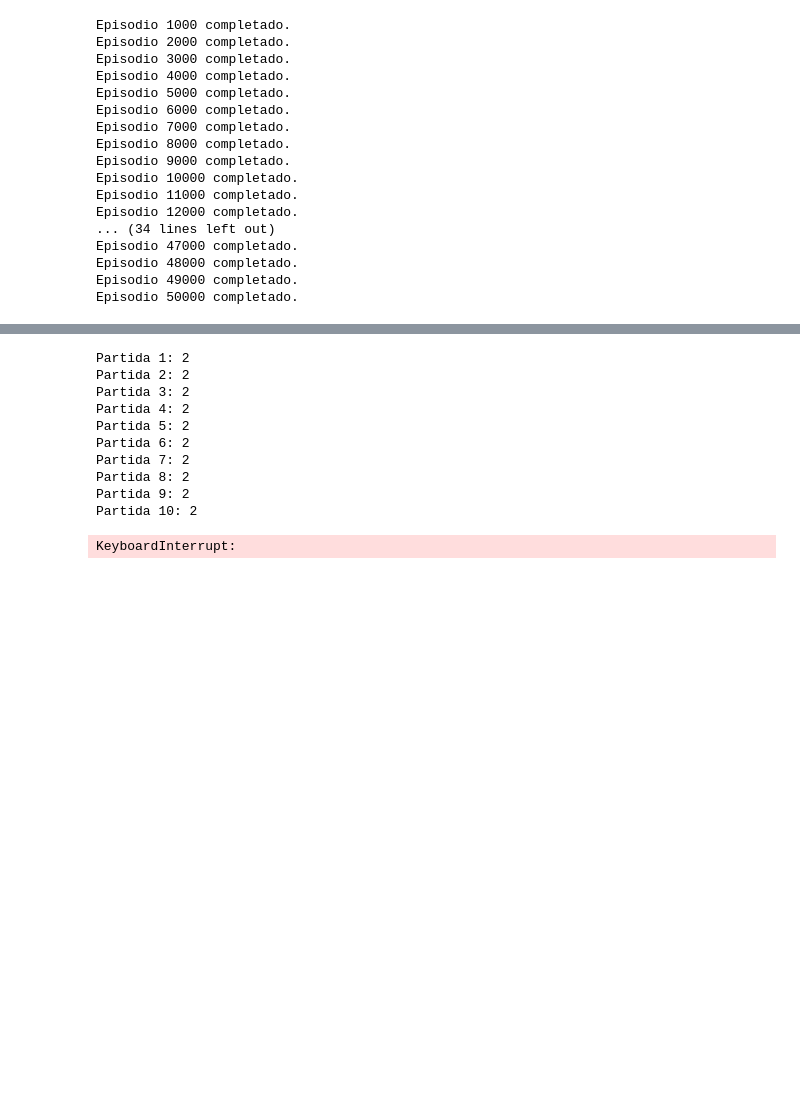
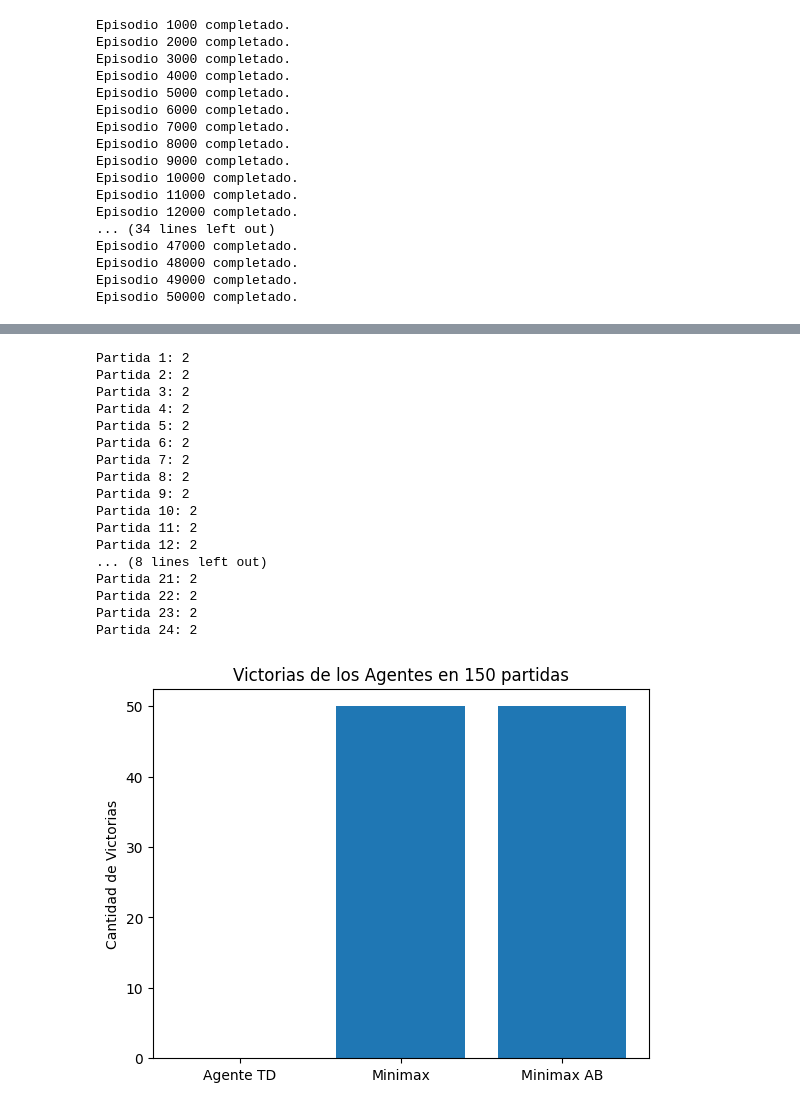
Before and after one commit to angelargd8/LAB7-IA, a Jupyter notebook: main.ipynb, the cells around one changed output, grey strips where cells are left out. Cells and saved outputs as stored; diff of their text form; code cells hidden in the pictures; blank space fills up the shorter version.

```diff
--- a/main.ipynb
+++ b/main.ipynb
@@ -542,10 +580,6 @@ jugar_contra_td(agente_td)
 🎉 ¡Has ganado!
 # %%
-
-
-
 # Esto es IA vs IA (NO EJECUTAR)
-
 
 
 
@@ -555,13 +589,13 @@ agente_minimax = AgenteIA(profundidad=4, poda_alpha_beta=False)
 agente_minimax_ab = AgenteIA(profundidad=4, poda_alpha_beta=True)
 
 # TD vs Minimax
-# res_td_vs_min = simular_enfrentamientos(agente, agente_minimax)
+res_td_vs_min = simular_enfrentamientos(agente_td, agente_minimax)
 
 # TD vs Minimax con poda
 res_td_vs_ab = simular_enfrentamientos(agente_td, agente_minimax_ab)
 
 # Minimax vs Minimax con poda
-# res_min_vs_ab = simular_enfrentamientos(agente_minimax, agente_minimax_ab)
+res_min_vs_ab = simular_enfrentamientos(agente_minimax, agente_minimax_ab)
 # %% [output]
 Partida 1: 2
 Partida 2: 2
@@ -573,23 +607,31 @@ Partida 7: 2
 Partida 8: 2
 Partida 9: 2
 Partida 10: 2
+Partida 11: 2
+Partida 12: 2
+... (8 lines left out)
+Partida 21: 2
+Partida 22: 2
+Partida 23: 2
+Partida 24: 2
-KeyboardInterrupt:
 # %%
 
 labels = ['Agente TD', 'Minimax', 'Minimax AB']
 victorias = [
     res_td_vs_min[1],
     res_td_vs_min[2],
     0
 ]
 
 victorias[0] += res_td_vs_ab[1]
 victorias[2] += res_td_vs_ab[2]
-victorias[1] += res_min_vs_ab[1]
-victorias[2] += res_min_vs_ab[2]
+# victorias[1] += res_min_vs_ab[1]
+# victorias[2] += res_min_vs_ab[2]
 
 plt.bar(labels, victorias)
 plt.title("Victorias de los Agentes en 150 partidas")
 plt.ylabel("Cantidad de Victorias")
 plt.savefig("resultados_agentes.png")
 plt.show()
+# %% [output]
+[figure, added]
```
Also changed, not shown: parts of 4 cells of this notebook, 1 other file.
